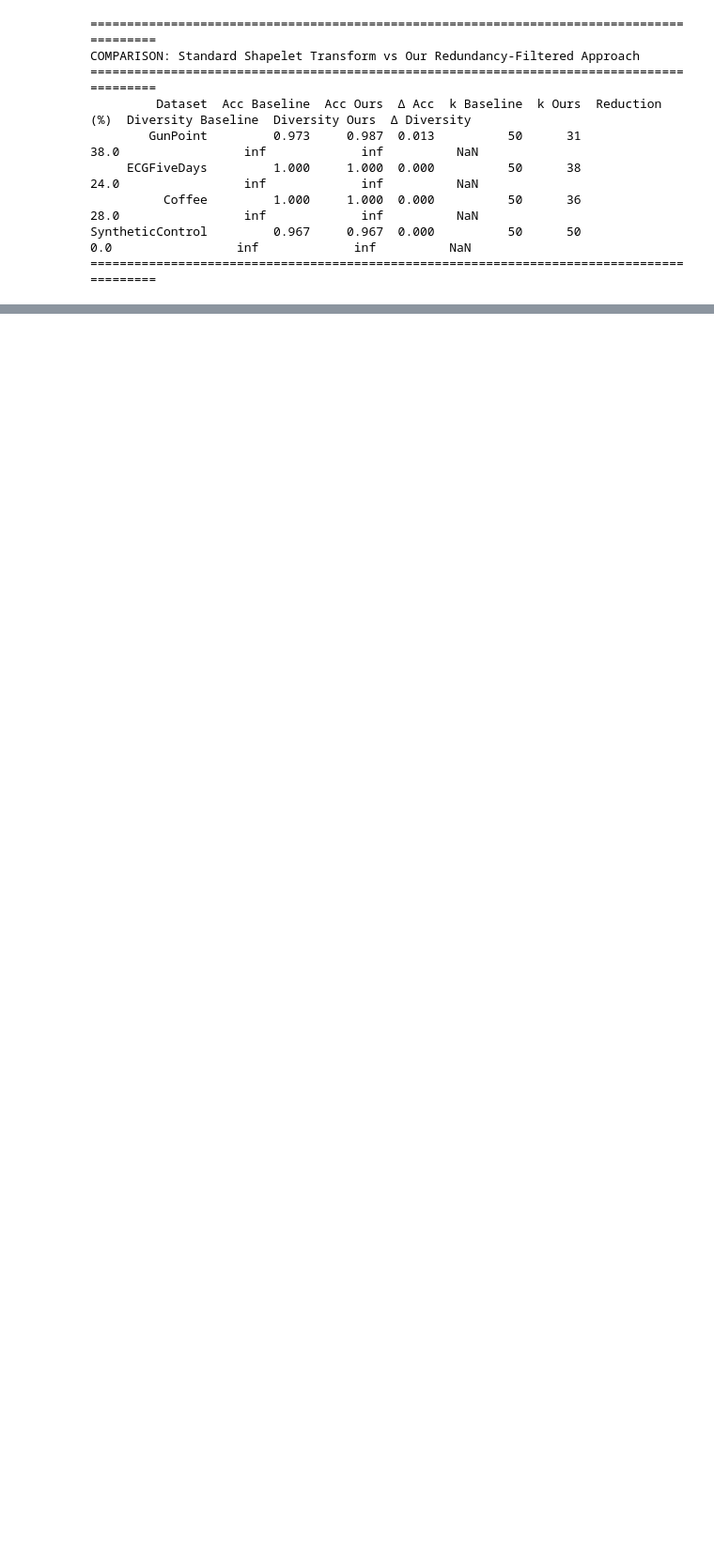
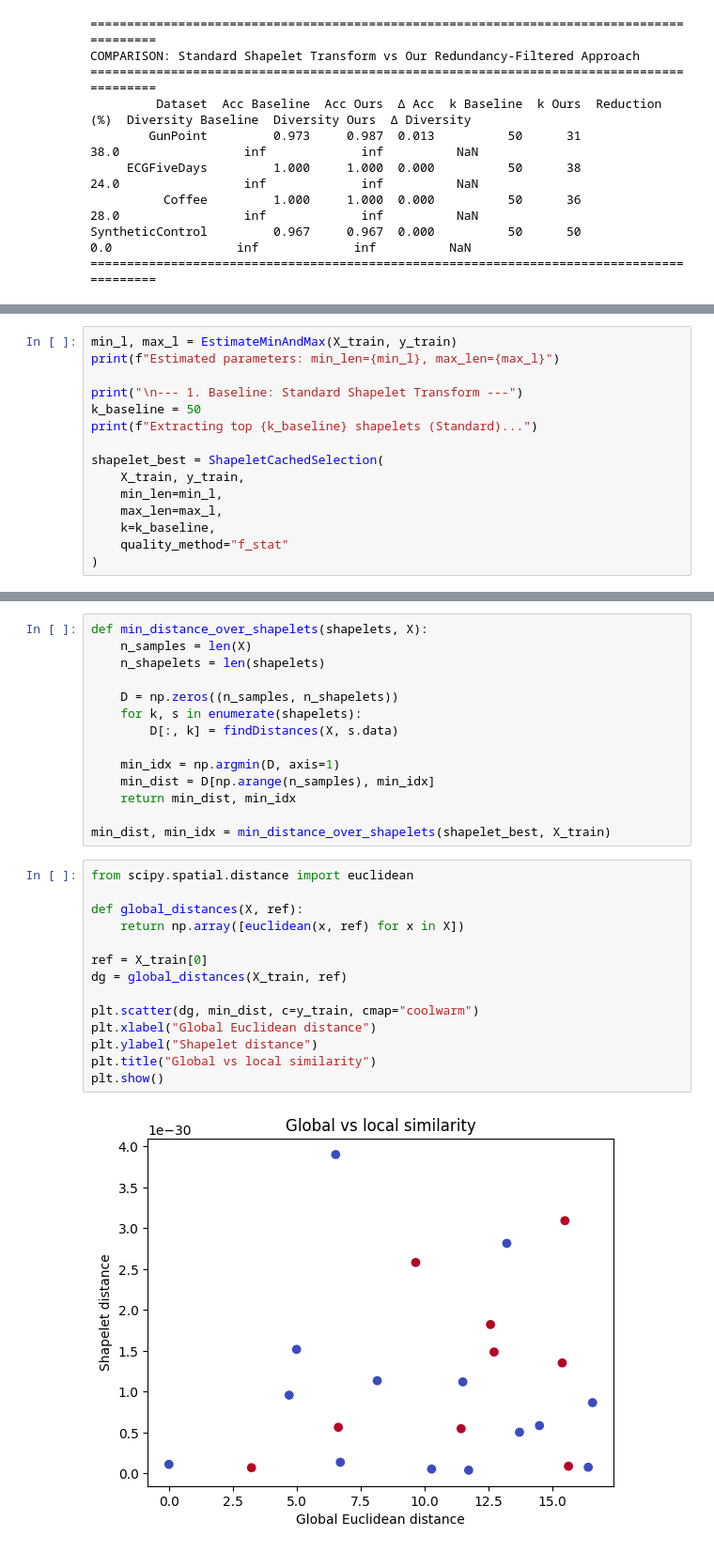
Before and after one commit to TristanoB/shapelet_transformation, a Jupyter notebook: implementation.ipynb, the cells around one changed output, grey strips where cells are left out. Shown at 94% size. Saved outputs shown, nothing was run; the diff lists cells and outputs as text; blank space fills up the shorter version.

Commit message:
ecg data analysis

```diff
--- a/implementation.ipynb
+++ b/implementation.ipynb
@@ -1844,0 +1921,15 @@ SyntheticControl         0.967     0.967  0.000          50      50            0
+# %%
+min_l, max_l = EstimateMinAndMax(X_train, y_train)
+print(f"Estimated parameters: min_len={min_l}, max_len={max_l}")
+
+print("\n--- 1. Baseline: Standard Shapelet Transform ---")
+k_baseline = 50
+print(f"Extracting top {k_baseline} shapelets (Standard)...")
+
+shapelet_best = ShapeletCachedSelection(
+    X_train, y_train,
+    min_len=min_l,
+    max_len=max_l,
+    k=k_baseline,
+    quality_method="f_stat"
+)
@@ -1844,0 +1941,30 @@ SyntheticControl         0.967     0.967  0.000          50      50            0
+# %%
+def min_distance_over_shapelets(shapelets, X):
+    n_samples = len(X)
+    n_shapelets = len(shapelets)
+
+    D = np.zeros((n_samples, n_shapelets))
+    for k, s in enumerate(shapelets):
+        D[:, k] = findDistances(X, s.data)
+
+    min_idx = np.argmin(D, axis=1)
+    min_dist = D[np.arange(n_samples), min_idx]
+    return min_dist, min_idx
+
+min_dist, min_idx = min_distance_over_shapelets(shapelet_best, X_train)
+# %%
+from scipy.spatial.distance import euclidean
+
+def global_distances(X, ref):
+    return np.array([euclidean(x, ref) for x in X])
+
+ref = X_train[0]
+dg = global_distances(X_train, ref)
+
+plt.scatter(dg, min_dist, c=y_train, cmap="coolwarm")
+plt.xlabel("Global Euclidean distance")
+plt.ylabel("Shapelet distance")
+plt.title("Global vs local similarity")
+plt.show()
+# %% [output]
+[figure, added]
```
Also changed, not shown: parts of 9 cells of this notebook.
